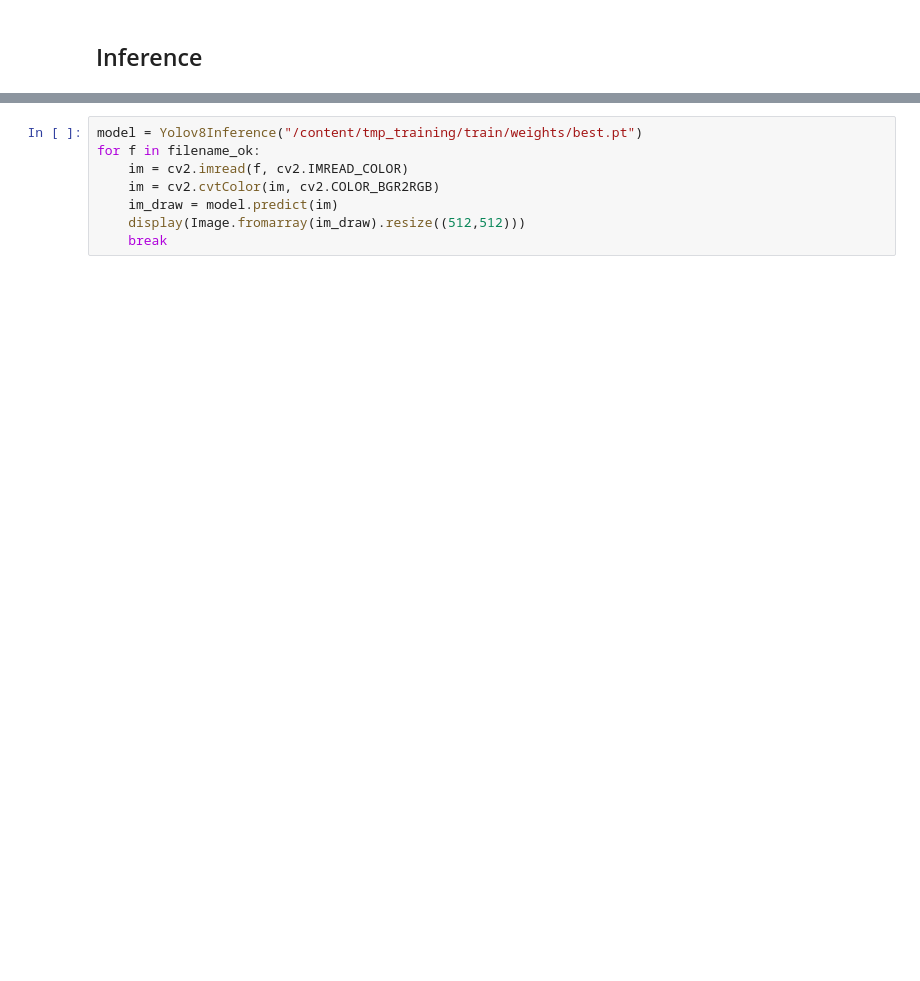
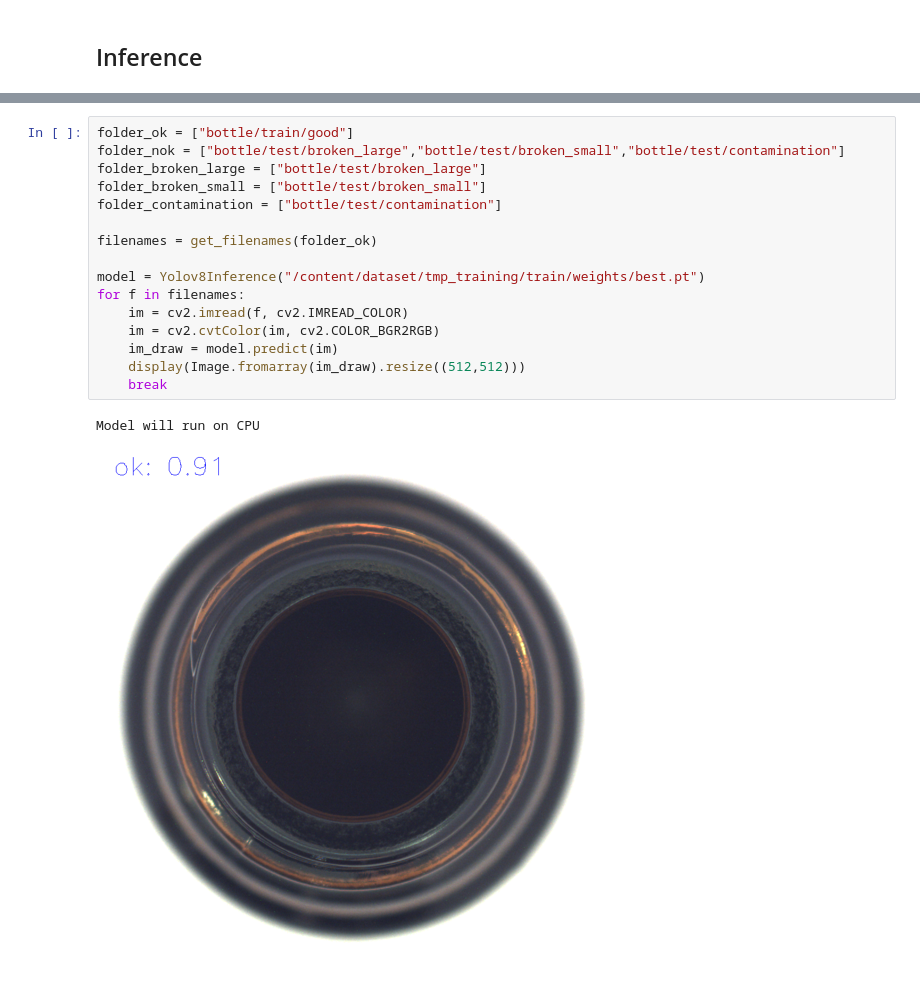
Before and after one commit to manuelrucci7/deep-learning-course, a Jupyter notebook: colab/Ultralytics_Classifier_class.ipynb, the cells around one changed output, grey strips where cells are left out. Drawn from its saved outputs; the diff is of its cells as text; blank space fills up the shorter version.

```diff
--- a/colab/Ultralytics_Classifier_class.ipynb
+++ b/colab/Ultralytics_Classifier_class.ipynb
@@ -144,10 +197,21 @@ class Yolov8Inference:
 
         return im_draw
 # %%
-model = Yolov8Inference("/content/tmp_training/train/weights/best.pt")
-for f in filename_ok:
+folder_ok = ["bottle/train/good"]
+folder_nok = ["bottle/test/broken_large","bottle/test/broken_small","bottle/test/contamination"]
+folder_broken_large = ["bottle/test/broken_large"]
+folder_broken_small = ["bottle/test/broken_small"]
+folder_contamination = ["bottle/test/contamination"]
+
+filenames = get_filenames(folder_ok)
+
+model = Yolov8Inference("/content/dataset/tmp_training/train/weights/best.pt")
+for f in filenames:
     im = cv2.imread(f, cv2.IMREAD_COLOR)
     im = cv2.cvtColor(im, cv2.COLOR_BGR2RGB)
     im_draw = model.predict(im)
     display(Image.fromarray(im_draw).resize((512,512)))
     break
+# %% [output]
+Model will run on CPU
+[figure, added]
```
Also changed, not shown: parts of 4 cells of this notebook.
